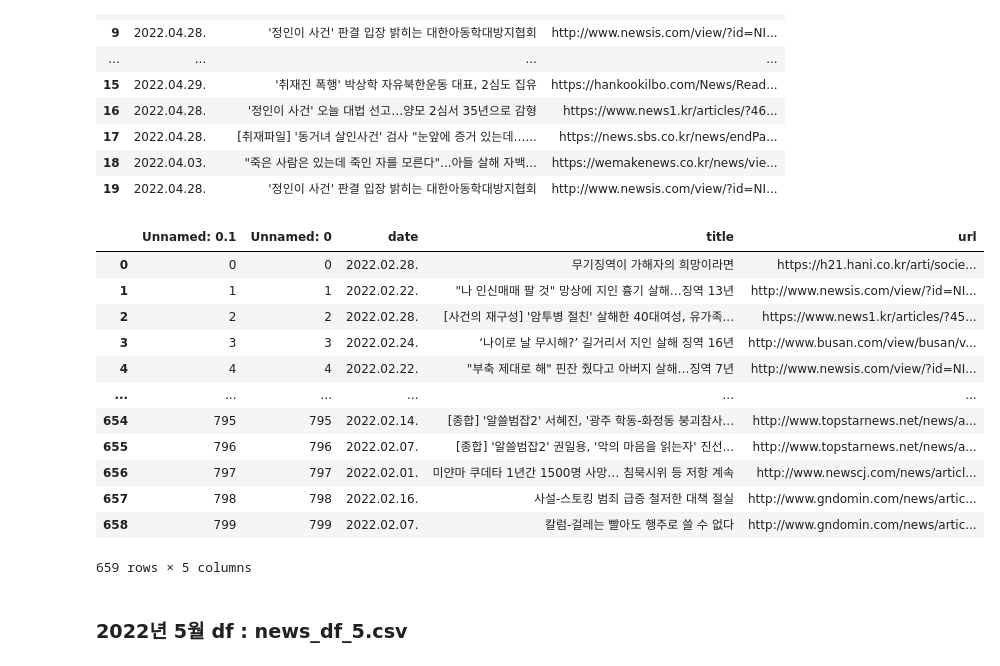
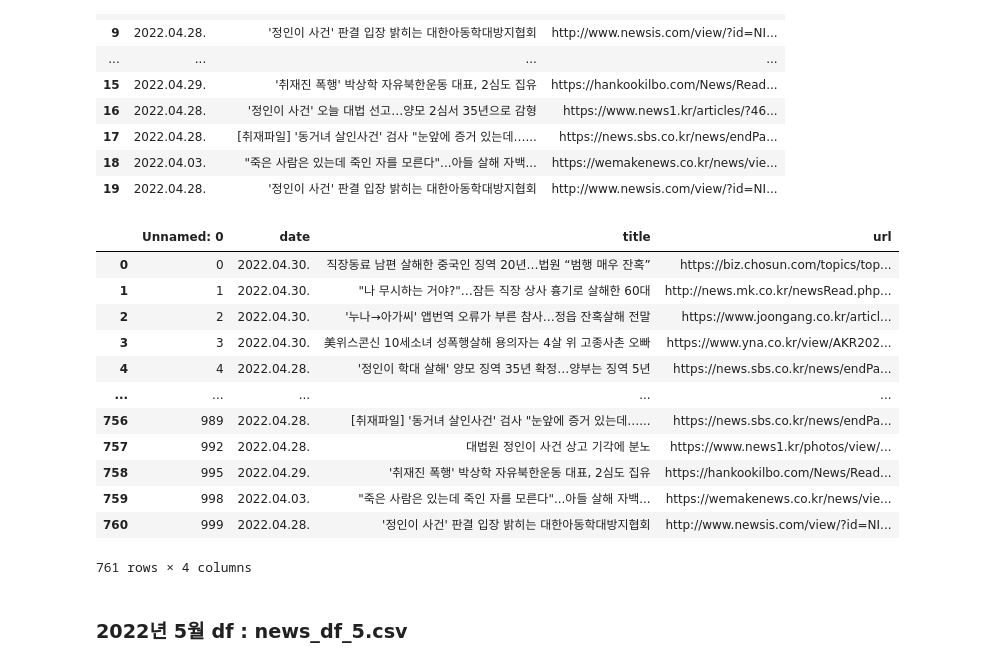
Before and after one commit to henzpp/crawling_project_team1, a Jupyter notebook: 데이터분석_박혜린_3.ipynb, the cells around one changed output. Drawn from its saved outputs; the diff is of its cells as text; code cells hidden in the pictures.

```diff
--- a/데이터분석_박혜린_3.ipynb
+++ b/데이터분석_박혜린_3.ipynb
@@ -475,24 +467,24 @@ news_df_4.head(20)
 | 19 | 2022.04.28. | '정인이 사건' 판결 입장 밝히는 대한아동학대방지협회 | http://www.newsis.com/view/?id=NI... |
 # %%
 # 중복 기사 제거
-news_df_4_1 = news_df_2.drop_duplicates(['title'])
+news_df_4_1 = news_df_4.drop_duplicates(['title'])
 news_df_4_1.to_csv('news_df_4.csv')
 news_df_4_1 = pd.read_csv('news_df_4.csv')
 news_df_4_1
 # %% [output]
-|  | Unnamed: 0.1 | Unnamed: 0 | date | title | url |
-| 0 | 0 | 0 | 2022.02.28. | 무기징역이 가해자의 희망이라면 | https://h21.hani.co.kr/arti/socie... |
-| 1 | 1 | 1 | 2022.02.22. | "나 인신매매 팔 것" 망상에 지인 흉기 살해…징역 13년 | http://www.newsis.com/view/?id=NI... |
-| 2 | 2 | 2 | 2022.02.28. | [사건의 재구성] '암투병 절친' 살해한 40대여성, 유가족... | https://www.news1.kr/articles/?45... |
-| 3 | 3 | 3 | 2022.02.24. | ‘나이로 날 무시해?’ 길거리서 지인 살해 징역 16년 | http://www.busan.com/view/busan/v... |
-| 4 | 4 | 4 | 2022.02.22. | "부축 제대로 해" 핀잔 줬다고 아버지 살해…징역 7년 | http://www.newsis.com/view/?id=NI... |
-| ... | ... | ... | ... | ... | ... |
-| 654 | 795 | 795 | 2022.02.14. | [종합] '알쓸범잡2' 서혜진, '광주 학동-화정동 붕괴참사... | http://www.topstarnews.net/news/a... |
-| 655 | 796 | 796 | 2022.02.07. | [종합] '알쓸범잡2' 권일용, '악의 마음을 읽는자' 진선... | http://www.topstarnews.net/news/a... |
-| 656 | 797 | 797 | 2022.02.01. | 미얀마 쿠데타 1년간 1500명 사망… 침묵시위 등 저항 계속 | http://www.newscj.com/news/articl... |
-| 657 | 798 | 798 | 2022.02.16. | 사설-스토킹 범죄 급증 철저한 대책 절실 | http://www.gndomin.com/news/artic... |
-| 658 | 799 | 799 | 2022.02.07. | 칼럼-걸레는 빨아도 행주로 쓸 수 없다 | http://www.gndomin.com/news/artic... |
+|  | Unnamed: 0 | date | title | url |
+| 0 | 0 | 2022.04.30. | 직장동료 남편 살해한 중국인 징역 20년…법원 “범행 매우 잔혹” | https://biz.chosun.com/topics/top... |
+| 1 | 1 | 2022.04.30. | "나 무시하는 거야?"…잠든 직장 상사 흉기로 살해한 60대 | http://news.mk.co.kr/newsRead.php... |
+| 2 | 2 | 2022.04.30. | '누나→아가씨' 앱번역 오류가 부른 참사…정읍 잔혹살해 전말 | https://www.joongang.co.kr/articl... |
+| 3 | 3 | 2022.04.30. | 美위스콘신 10세소녀 성폭행살해 용의자는 4살 위 고종사촌 오빠 | https://www.yna.co.kr/view/AKR202... |
+| 4 | 4 | 2022.04.28. | '정인이 학대 살해' 양모 징역 35년 확정…양부는 징역 5년 | https://news.sbs.co.kr/news/endPa... |
+| ... | ... | ... | ... | ... |
+| 756 | 989 | 2022.04.28. | [취재파일] '동거녀 살인사건' 검사 "눈앞에 증거 있는데…... | https://news.sbs.co.kr/news/endPa... |
+| 757 | 992 | 2022.04.28. | 대법원 정인이 사건 상고 기각에 분노 | https://www.news1.kr/photos/view/... |
+| 758 | 995 | 2022.04.29. | '취재진 폭행' 박상학 자유북한운동 대표, 2심도 집유 | https://hankookilbo.com/News/Read... |
+| 759 | 998 | 2022.04.03. | "죽은 사람은 있는데 죽인 자를 모른다"...아들 살해 자백... | https://wemakenews.co.kr/news/vie... |
+| 760 | 999 | 2022.04.28. | '정인이 사건' 판결 입장 밝히는 대한아동학대방지협회 | http://www.newsis.com/view/?id=NI... |
-659 rows × 5 columns
+761 rows × 4 columns
 # %% [markdown]
 ### 2022년 5월 df : news_df_5.csv
 # %%
```
Also changed, not shown: parts of 13 cells of this notebook, 12 other files.
